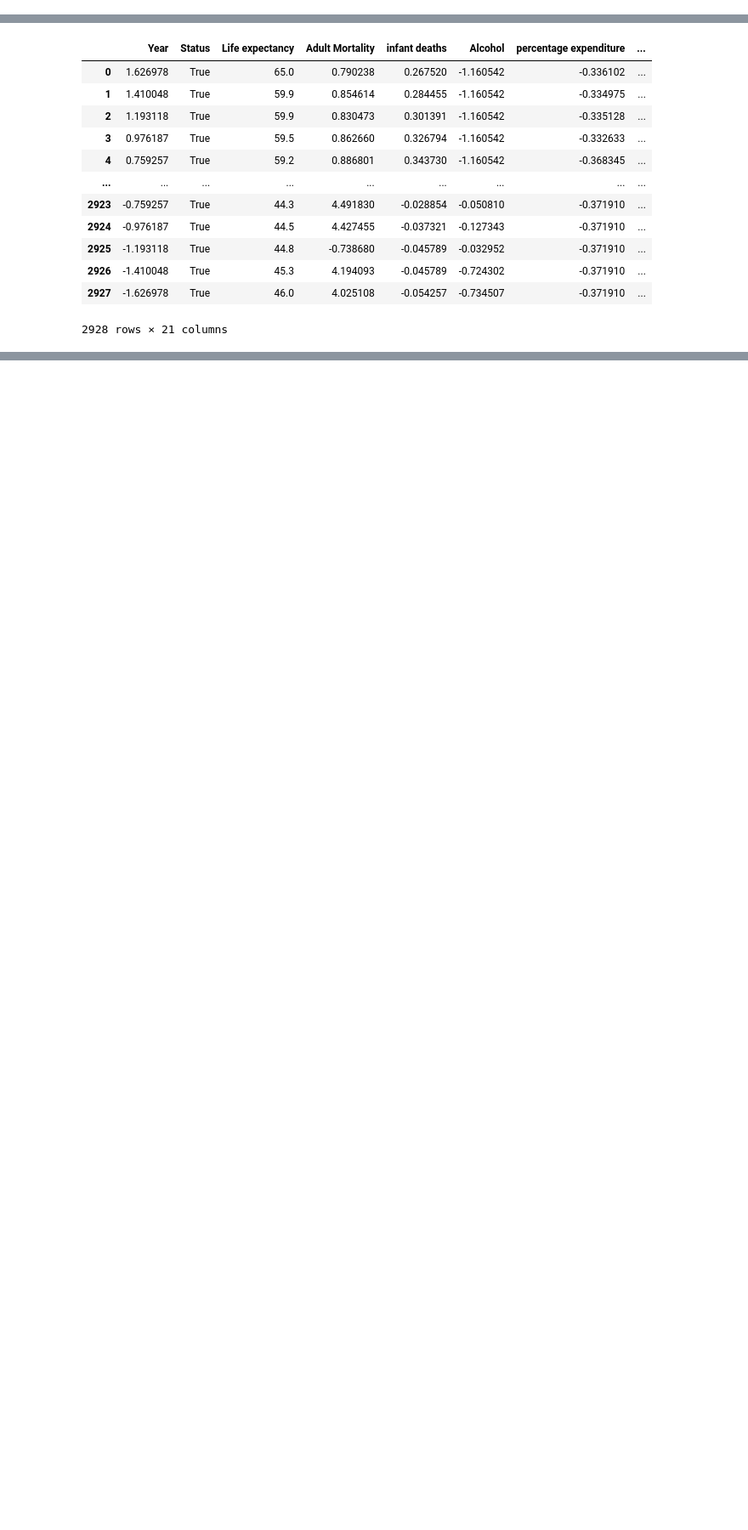
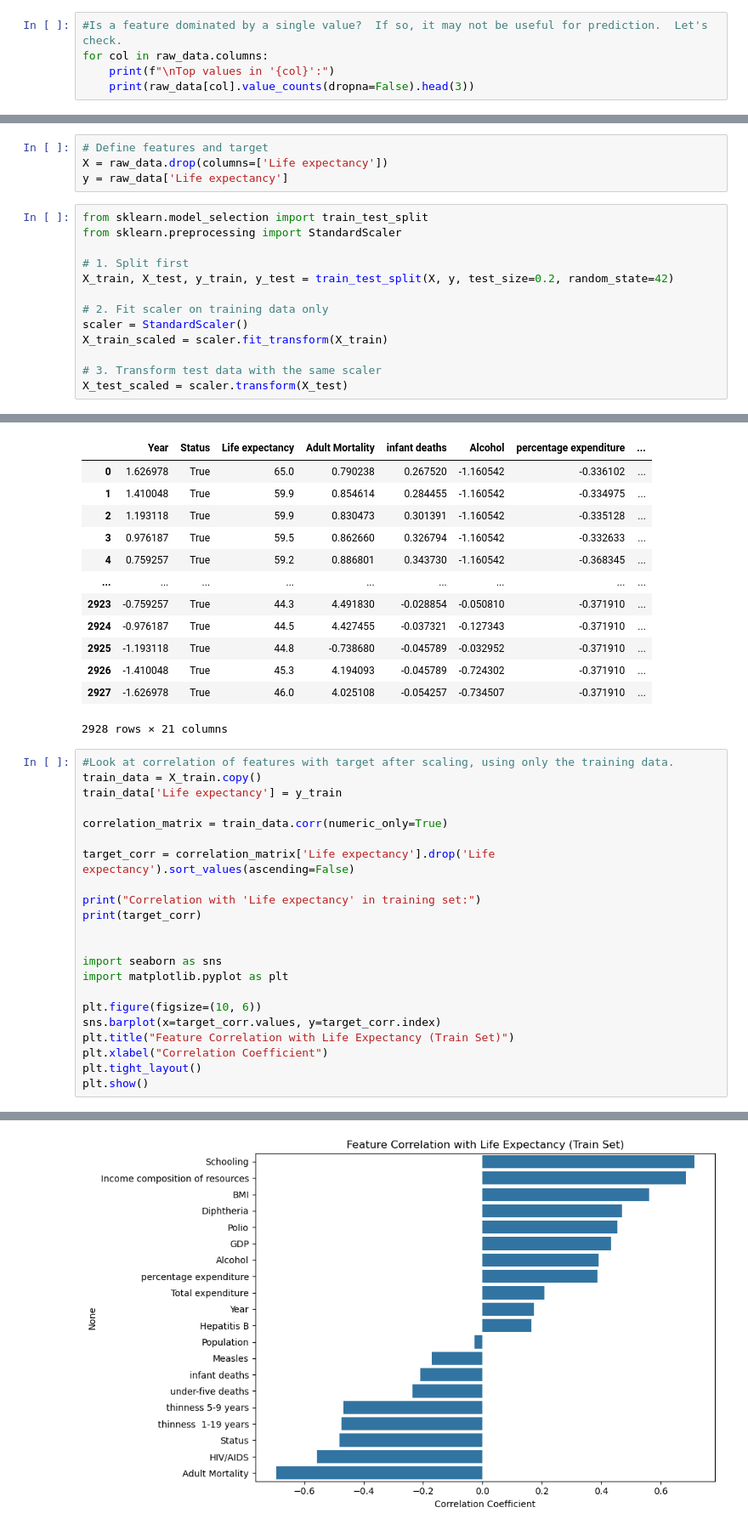
Before and after one commit to anshimathur/group-4-project-2, a Jupyter notebook: group4_project2.ipynb, the cells around one changed output, grey strips where cells are left out. Shown: that part at 85% size. Drawn from its saved outputs; the diff is of its cells as text; blank space fills up the shorter version.

```diff
--- a/group4_project2.ipynb
+++ b/group4_project2.ipynb
@@ -62,0 +103,5 @@ raw_data.head()
+# %%
+#Is a feature dominated by a single value?  If so, it may not be useful for prediction.  Let's check.
+for col in raw_data.columns:
+    print(f"\nTop values in '{col}':")
+    print(raw_data[col].value_counts(dropna=False).head(3))
@@ -210,6 +273,23 @@ status_encoded = pd.get_dummies(raw_data['Status'], drop_first=True)
 
 # Replace the original 'Status' column with the encoded values
 raw_data['Status'] = status_encoded
+# %%
+# Define features and target
+X = raw_data.drop(columns=['Life expectancy'])
+y = raw_data['Life expectancy']
+# %%
+from sklearn.model_selection import train_test_split
+from sklearn.preprocessing import StandardScaler
+
+# 1. Split first
+X_train, X_test, y_train, y_test = train_test_split(X, y, test_size=0.2, random_state=42)
+
+# 2. Fit scaler on training data only
+scaler = StandardScaler()
+X_train_scaled = scaler.fit_transform(X_train)
+
+# 3. Transform test data with the same scaler
+X_test_scaled = scaler.transform(X_test)
 # %%
 #Use StandardScaler for numeric columns (excluding the target):
 
@@ -242,3 +322,26 @@ raw_data
 | 2926 | -1.410048 | True | 45.3 | 4.194093 | -0.045789 | -0.724302 | -0.371910 | ... |
 | 2927 | -1.626978 | True | 46.0 | 4.025108 | -0.054257 | -0.734507 | -0.371910 | ... |
 2928 rows × 21 columns
+# %%
+#Look at correlation of features with target after scaling, using only the training data.
+train_data = X_train.copy()
+train_data['Life expectancy'] = y_train
+
+correlation_matrix = train_data.corr(numeric_only=True)
+
+target_corr = correlation_matrix['Life expectancy'].drop('Life expectancy').sort_values(ascending=False)
+
+print("Correlation with 'Life expectancy' in training set:")
+print(target_corr)
+
+
+import seaborn as sns
+import matplotlib.pyplot as plt
+
+plt.figure(figsize=(10, 6))
+sns.barplot(x=target_corr.values, y=target_corr.index)
+plt.title("Feature Correlation with Life Expectancy (Train Set)")
+plt.xlabel("Correlation Coefficient")
+plt.tight_layout()
+plt.show()
+# %% [output]
@@ -245 +365,2 @@ raw_data
+[figure, added]
 # %% [markdown]
```
Also changed, not shown: parts of 4 cells of this notebook.
